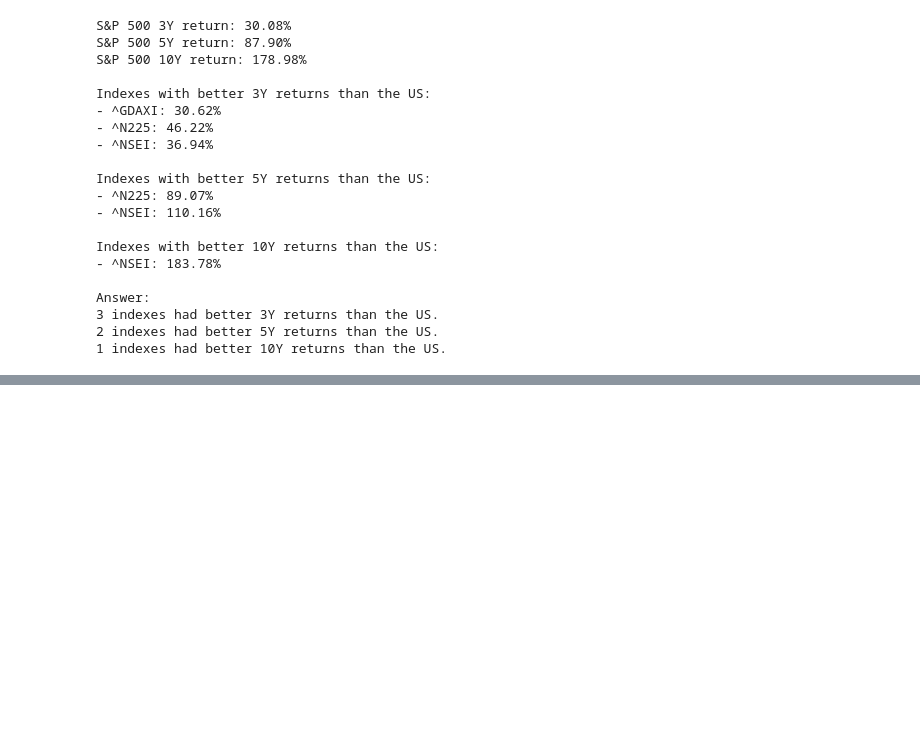
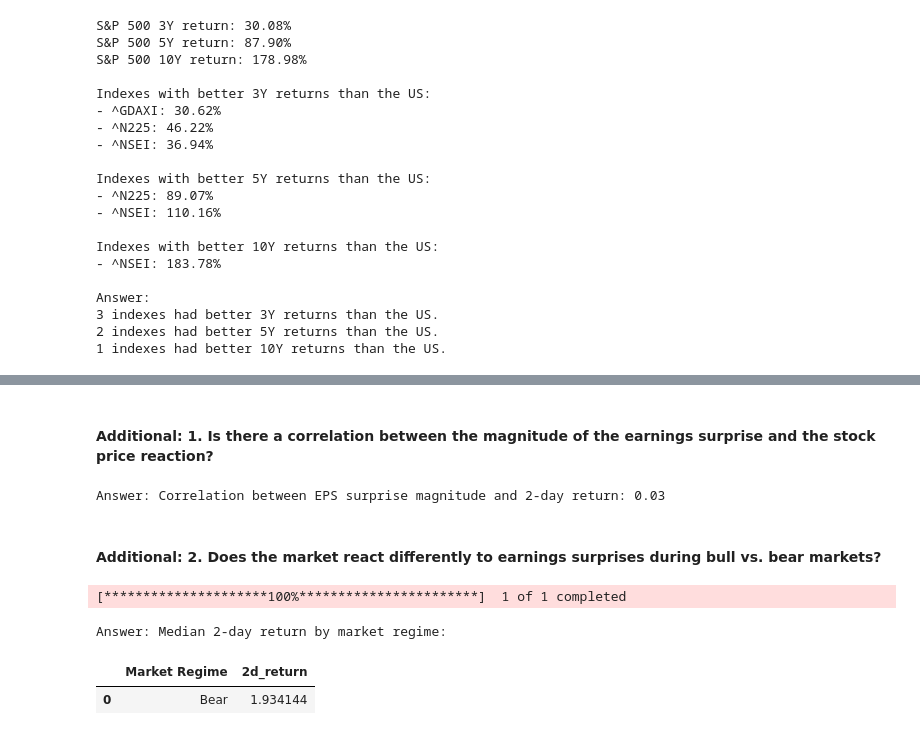
Before and after one commit to facundofacio/stock-markets-analytics-zoomcamp, a Jupyter notebook: homework/module_01/my_homework.ipynb, the cells around one changed output, grey strips where cells are left out. Saved outputs shown, nothing was run; the diff lists cells and outputs as text; code cells hidden in the pictures; blank space fills up the shorter version.

```diff
--- a/homework/module_01/my_homework.ipynb
+++ b/homework/module_01/my_homework.ipynb
@@ -366,0 +433,48 @@ corrections_df
+# %% [markdown]
+#### Additional: 1. Is there a correlation between the magnitude of the earnings surprise and the stock price reaction?
+# %%
+df_surprises["Surprise Magnitude"] = (
+    df_surprises["Reported EPS"] - df_surprises["EPS Estimate"]
+) / df_surprises["EPS Estimate"]
+
+# Merge with 2-day returns from price data
+df_surprises["2d_return"] = df_surprises["Earnings Date"].map(
+    df_price["2d_return"])
+
+# Drop missing values
+valid = df_surprises.dropna(subset=["Surprise Magnitude", "2d_return"])
+
+# Compute correlation
+corr = valid["Surprise Magnitude"].corr(valid["2d_return"])
+print(
+    f"Answer: Correlation between EPS surprise magnitude and 2-day return: {corr:.2f}")
+# %% [output]
+Answer: Correlation between EPS surprise magnitude and 2-day return: 0.03
+# %% [markdown]
+#### Additional: 2. Does the market react differently to earnings surprises during bull vs. bear markets?
+# %%
+sp500 = yf.download("^GSPC")["Close"].bfill().ffill()
+
+# Calculate 100-day trend of S&P 500 (as indicator of market trend)
+trend = sp500.pct_change(100).dropna()["^GSPC"]
+trend.name = "SP500_Trend"
+
+# Join to your df_surprises by nearest date
+df_surprises["Market Trend"] = df_surprises["Earnings Date"].map(
+    trend)
+
+# Define bull/bear market
+df_surprises["Market Regime"] = df_surprises["Market Trend"].apply(
+    lambda x: "Bull" if x > 0 else "Bear"
+)
+
+# Group and compare medians
+medians = (df_surprises.groupby("Market Regime")[
+    "2d_return"].median() * 100).to_frame().reset_index().rename(columns={"index":"Market Regime"})
+print("Answer: Median 2-day return by market regime:")
+medians
+# %% [output]
+[*********************100%***********************]  1 of 1 completed
+Answer: Median 2-day return by market regime:
+|  | Market Regime | 2d_return |
+| 0 | Bear | 1.934144 |
```
Also changed, not shown: parts of 16 cells of this notebook.
